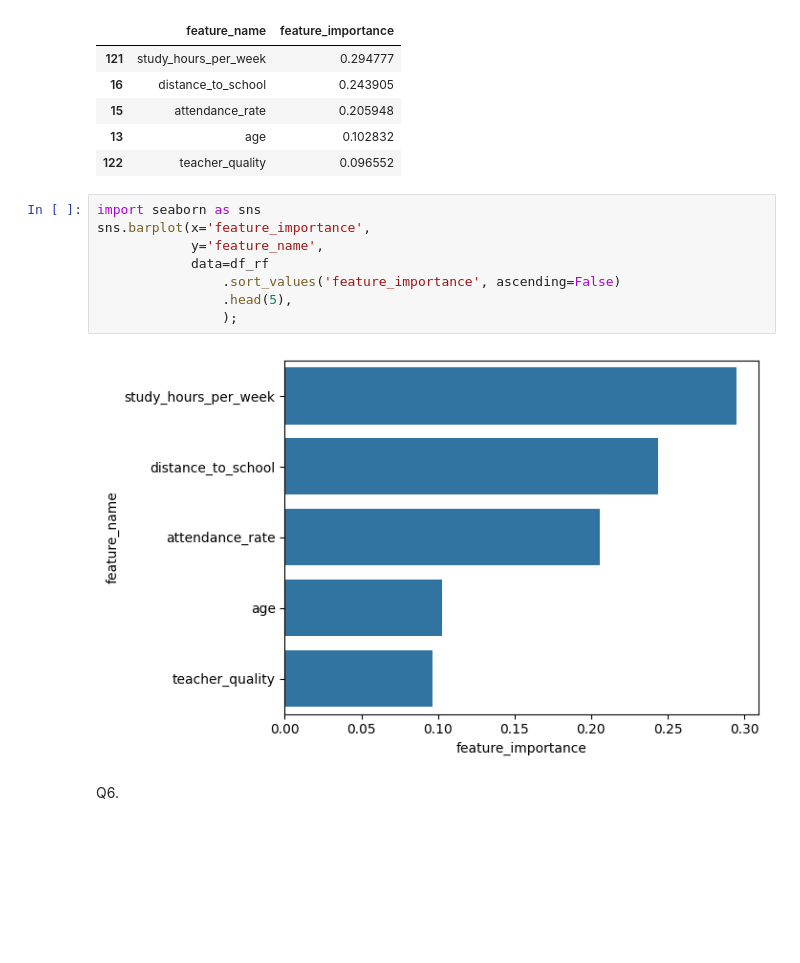
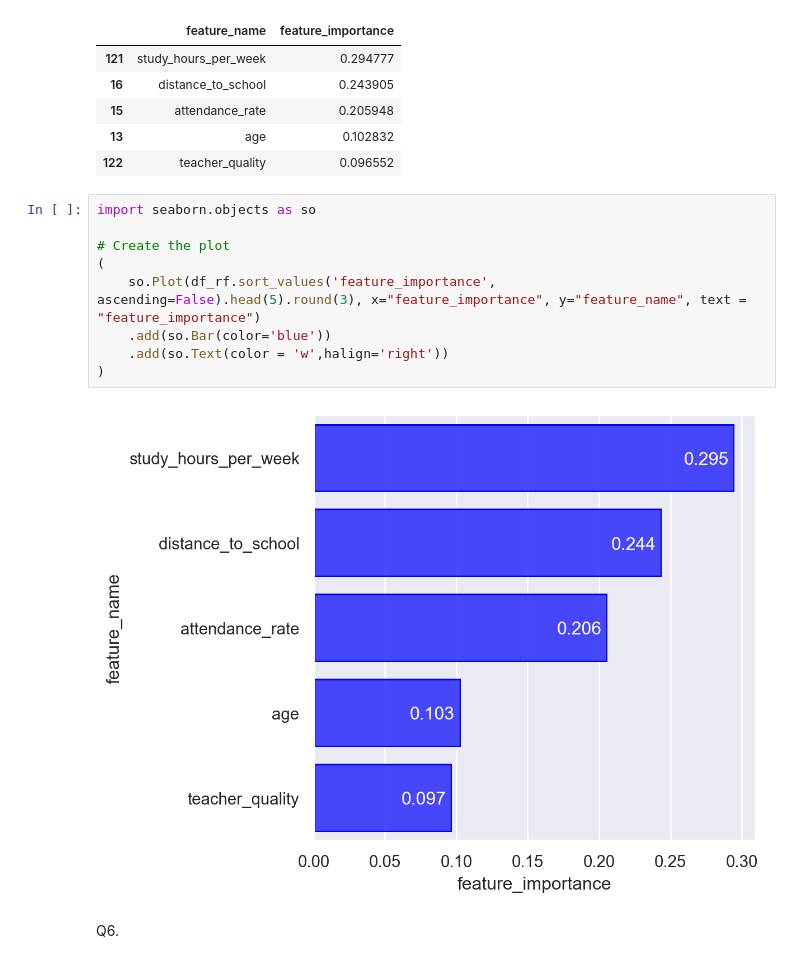
Before and after one commit to Joon-hub/MLZoomcamp, a Jupyter notebook: Week_6_Trees_and_Ensemble_models/homework.ipynb, the cells around one changed output. Cells and saved outputs as stored; diff of their text form; blank space fills up the shorter version.

```diff
--- a/Week_6_Trees_and_Ensemble_models/homework.ipynb
+++ b/Week_6_Trees_and_Ensemble_models/homework.ipynb
@@ -290,16 +290,17 @@ df_rf.sort_values('feature_importance', ascending=False).head()
 | 15 | attendance_rate | 0.205948 |
 | 13 | age | 0.102832 |
 | 122 | teacher_quality | 0.096552 |
-# %%
-import seaborn as sns
-sns.barplot(x='feature_importance',
-            y='feature_name',
-            data=df_rf
-                .sort_values('feature_importance', ascending=False)
-                .head(5),
-                );
-# %% [output]
-[figure, removed]
+# %%
+import seaborn.objects as so
+
+# Create the plot
+(
+    so.Plot(df_rf.sort_values('feature_importance', ascending=False).head(5).round(3), x="feature_importance", y="feature_name", text = "feature_importance")
+    .add(so.Bar(color='blue'))
+    .add(so.Text(color = 'w',halign='right'))
+)
+# %% [output]
+[figure, added]
 # %% [markdown]
 Q6.
 # %%
```
Also changed, not shown: parts of 1 cell of this notebook, 8 other files.
